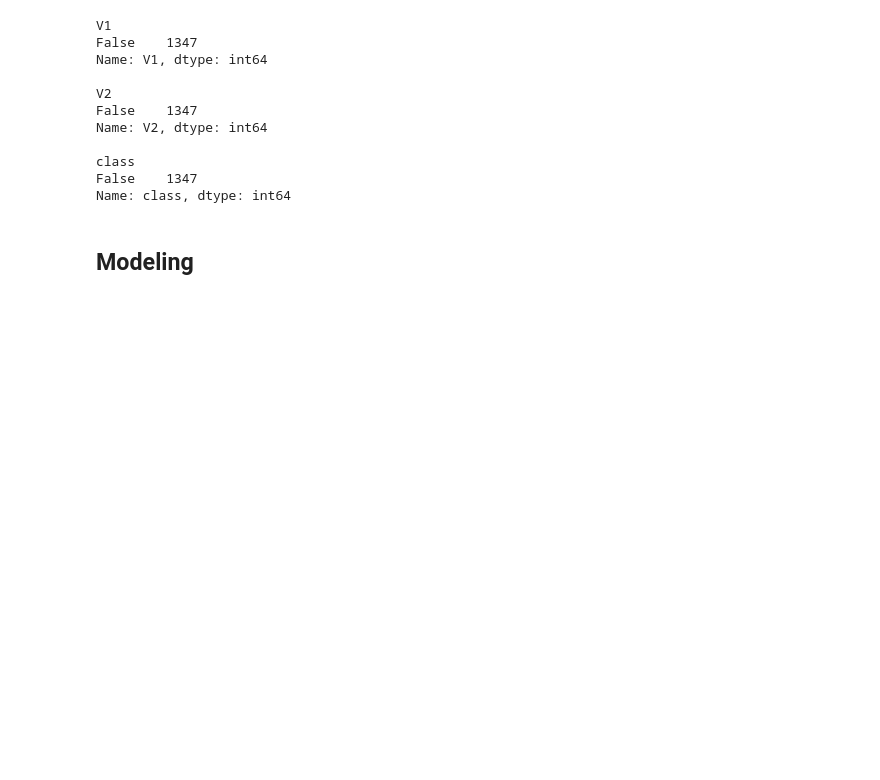
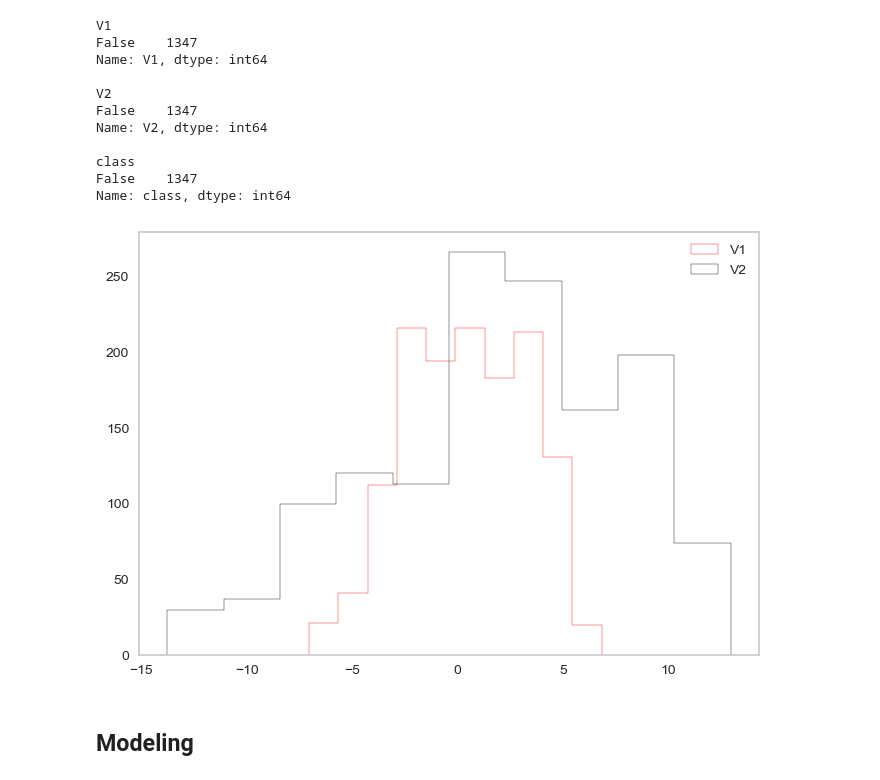
Before and after one commit to irenediaz1974/irenediaz1974, a Jupyter notebook: K_means_project.ipynb, the cells around one changed output. Cells and saved outputs as stored; diff of their text form; code cells hidden in the pictures; blank space fills up the shorter version.

```diff
--- a/K_means_project.ipynb
+++ b/K_means_project.ipynb
@@ -39,6 +49,18 @@ Name: V2, dtype: int64
 class
 False    1347
 Name: class, dtype: int64
+# %%
+# plot histograms
+v1_data=df_full_banknote["V1"]
+v2_data=df_full_banknote["V2"]
+
+plt.hist(v1_data, bins=10, histtype="step", edgecolor="red", label="V1")
+plt.hist(v2_data, bins=10, histtype="step", edgecolor="black", label="V2")
+plt.grid(None)
+plt.legend()
+plt.show()
+# %% [output]
+[figure, added]
 # %% [markdown]
 ## Modeling
 # %% [markdown]
```
Also changed, not shown: parts of 5 cells of this notebook, 1 other file.
